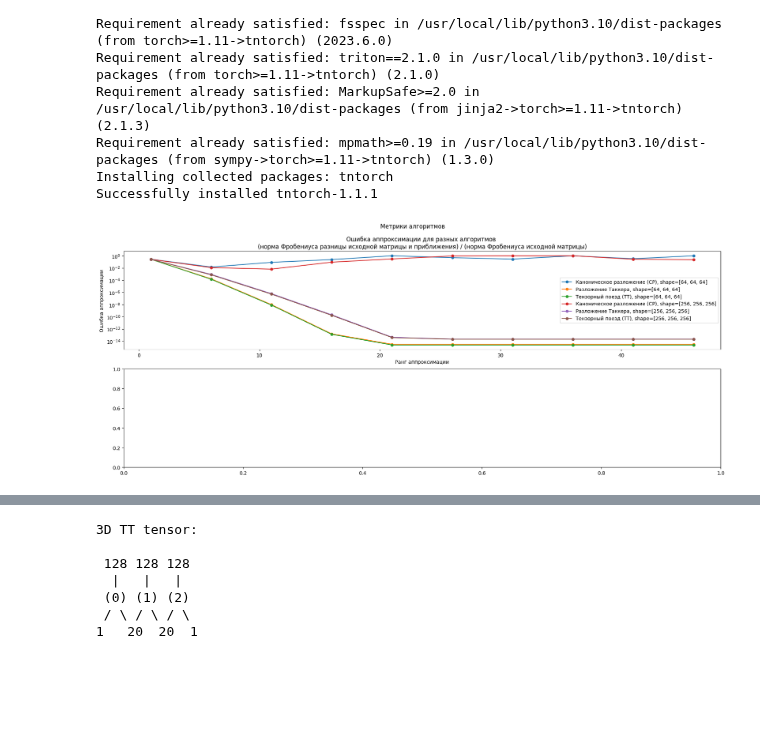
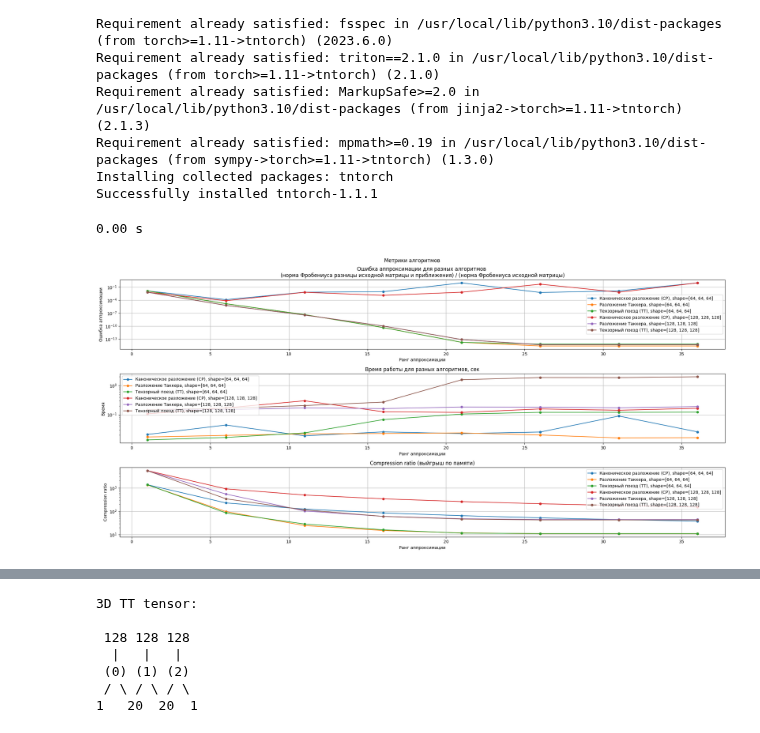
Before and after one commit to ol3gka/AI_Masters_NLA_projects_Matrix_Masters, a Jupyter notebook: Project_2/project_2.ipynb, the cells around one changed output, grey strips where cells are left out. Cells and saved outputs as stored; diff of their text form; code cells hidden in the pictures; blank space fills up the shorter version.

```diff
--- a/Project_2/project_2.ipynb
+++ b/Project_2/project_2.ipynb
@@ -31,47 +31,88 @@ import numpy as np
 import matplotlib.pyplot as plt
 from tqdm import tqdm
 import time
+# %%
+start = time.time()
+print(f'{(time.time() - start):.2f}', 's')
+# %% [output]
+0.00 s
 # %%
-shapes = [64, 256] # исследуем алгоритмы на равносторонних тензорах
-R = 50 # максимальный ранг аппроксимации
+shapes = [64, 128] # исследуем алгоритмы на равносторонних тензорах
+R = 40 # максимальный ранг аппроксимации
 
-fig, ax = plt.subplots(2, 1, figsize=(11*2, 8))
+fig, ax = plt.subplots(3, 1, figsize=(7*3, 10))
 for i, shape in enumerate(shapes):
   # инициализируем матрицы
   X, Y, Z = np.meshgrid(range(shape), range(shape), range(shape))
-  full = torch.Tensor(1. / (X + Y + Z + 1))  # аналитическая связь индесов
+  #full = torch.Tensor(1. / (X + Y + Z + 1))  # аналитическая связь индесов
+  full = torch.Tensor(np.sqrt(np.sqrt(X)*(Y+Z) + Y*Z**2)*(X + np.sin(Y)*np.cos(Z)))  # Some analytical 3D function
   # список рангов для малоранговой аппроксимации
   rank_range = np.arange(1, R, 5)
 
   # БЛОК АЛГОРИТМОВ
   approximation_error = {}
   time_dict = {}
-  memory_consumption = {}
+  compression_ratio = {}
   algorithms = ["Каноническое разложение (CP)", "Разложение Таккера", "Тензорный поезд (TT)"]
 
   for algo in tqdm(algorithms):
     error_array = []
+    time_array = []
+    compression_array = []
     ranks_cp, ranks_tucker, ranks_tt = None, None, None
     for r in rank_range:
       if algo == "Каноническое разложение (CP)":
         ranks_cp = r
       elif algo == "Разложение Таккера":
         ranks_tucker = r
       elif algo == "Тензорный поезд (TT)":
         ranks_tt = r
+      start = time.time()
       t  = tn.Tensor(full, ranks_cp=ranks_cp, ranks_tucker=ranks_tucker, ranks_tt=ranks_tt, verbose=False, tol=1e-5, max_iter=50)
+      end = time.time()
+
       error_array.append(torch.norm(t.torch() - full).item() / torch.norm(full).item())
+      time_array.append(end - start)
+      compression_array.append(full.numel() / t.numcoef())
+
     approximation_error[algo] = error_array
+    time_dict[algo] = time_array
+    compression_ratio[algo] = compression_array
+    # print('Compression ratio: {}/{} = {:g}'.format(full.numel(), t.numel(), full.numel() / t.numel()))
+    # t.numel: Returns the total number of elements in the input tensor.
 
   # БЛОК РИСОВАНИЯ
   fig.suptitle("Метрики алгоритмов")
+
   ax[0].set_title("Ошибка аппроксимации для разных алгоритмов \n(норма Фробениуса разницы исходной матрицы и приближения) / (норма Фробениуса исходной матрицы)")
-  for algo, error in approximation_error.items():
-    ax[0].plot(rank_range, error, label=f"{algo}, shape=[{shape}, {shape}, {shape}]", marker='o', markersize=5, linestyle='-')
+  for algo, _error in approximation_error.items():
+    ax[0].plot(rank_range, _error, label=f"{algo}, shape=[{shape}, {shape}, {shape}]", marker='o', markersize=5, linestyle='-')
   ax[0].set_yscale('log')
   ax[0].set_xlabel("Ранг аппроксимации")
   ax[0].set_ylabel("Ошибка аппроксимации")
   ax[0].legend(loc='best')
+  ax[0].grid(True, axis='both')
+
+  ax[1].set_title("Время работы для разных алгоритмов, сек")
+  for algo, _time in time_dict.items():
+    ax[1].plot(rank_range, _time, label=f"{algo}, shape=[{shape}, {shape}, {shape}]", marker='o', markersize=5, linestyle='-')
+  ax[1].set_yscale('log')
+  ax[1].set_xlabel("Ранг аппроксимации")
+  ax[1].set_ylabel("Время")
+  ax[1].legend(loc='best')
+  ax[1].grid(True, axis='both')
+
+  ax[2].set_title("Compression ratio (выйгрыш по памяти)")
+  for algo, _c_ratio in compression_ratio.items():
+    ax[2].plot(rank_range, _c_ratio, label=f"{algo}, shape=[{shape}, {shape}, {shape}]", marker='o', markersize=5, linestyle='-')
+  ax[2].set_yscale('log')
+  ax[2].set_xlabel("Ранг аппроксимации")
+  ax[2].set_ylabel("Compression ratio")
+  ax[2].legend(loc='best')
+  ax[2].grid(True, axis='both')
+
+fig.tight_layout()
 plt.show()
+fig.savefig('full_figure.png')
 # %% [output]
-[figure, old version]
+[figure, new version]
```
Also changed, not shown: parts of 1 cell of this notebook.
